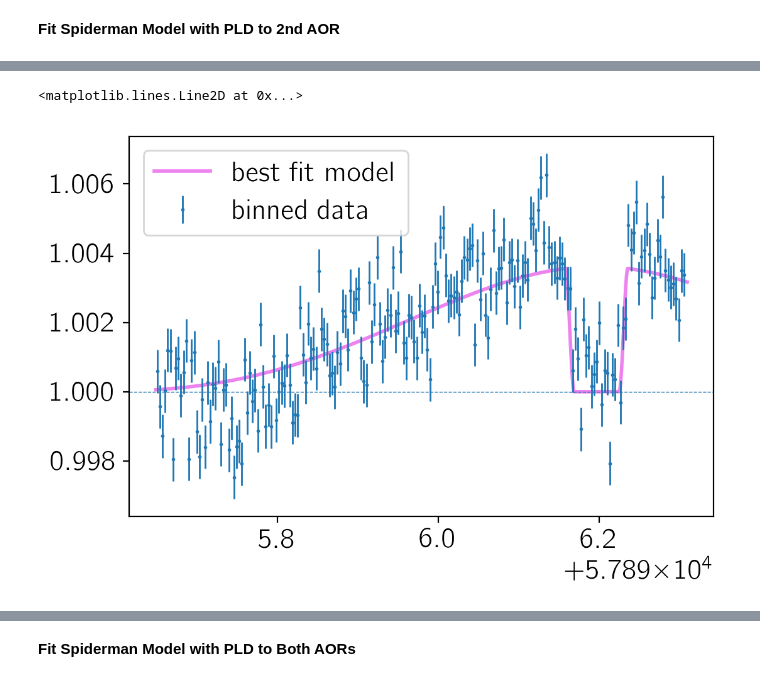
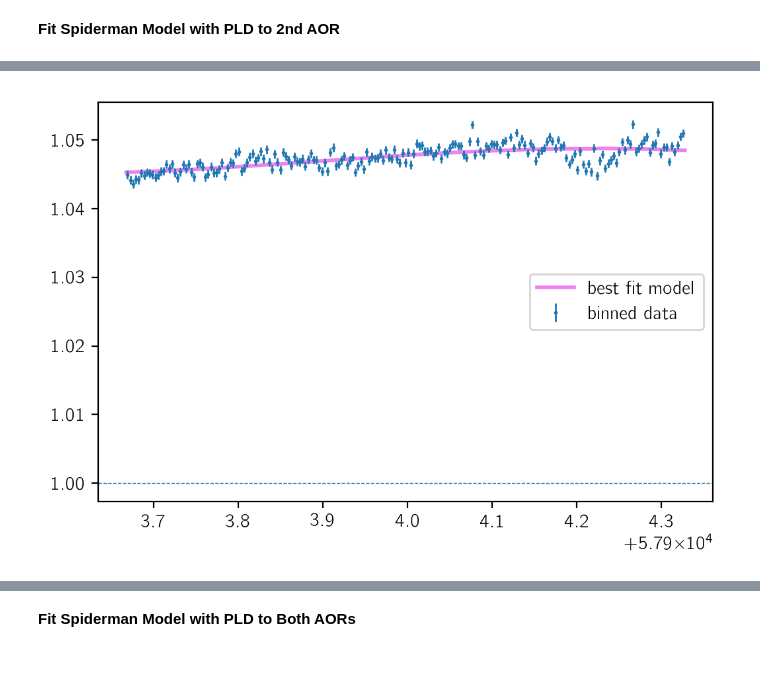
Before and after one commit to exowanderer/wanderer, a Jupyter notebook: Exoplanet TSO - Double AOR SPIDERMAN Phase Curve with PLD.ipynb, the cells around one changed output, grey strips where cells are left out. Drawn from its saved outputs; the diff is of its cells as text; code cells hidden in the pictures.

```diff
--- a/Exoplanet TSO - Double AOR SPIDERMAN Phase Curve with PLD.ipynb
+++ b/Exoplanet TSO - Double AOR SPIDERMAN Phase Curve with PLD.ipynb
@@ -848,5 +922,7 @@ med_eclipse_1 = median(phots_0[in_1st_eclipse == 1.0])
 # %%
 initialParams_1st_halfSpider_PhaseCurve = Parameters()
+
+gTdepth = 0.02705424519927091 # From previous iteration
 
 initialParams_1st_halfSpider_PhaseCurve.add_many(
     # Planetary Parameters
@@ -855,7 +931,7 @@ initialParams_1st_halfSpider_PhaseCurve.add_many(
     ('inc'    , kInc    , True , 0   , 90.0 ),
     ('aprs'   , kAprs   , True , 0.0 , 100.0 ),
     ('edepth' , kEdepth , False, 0.0 , 1.0 ),
-    ('tdepth' , kTdepth , True , 0.0 , 1.0 ),
+    ('tdepth' , gTdepth , True , 0.0 , 1.0 ),#kTdepth
     ('ecc'    , iEcc    , False, 0.0 , 1.0 ),
     ('omega'  , iOmega  , False, 0.0 , 360.),
     ('u1'     , k_u1    , True , 0.0 , 1.0),
@@ -887,9 +963,9 @@ initialParams_1st_halfSpider_PhaseCurve.add_many(
     ('pld9_q' , 0.0     , True  ),
 
     # Out of transit linear baselines
-    ('intcpt' , 1.0     , True),
-    ('slope'  , 0.0     , True),
-    ('crvtur' , 0.0     , False))
+    ('intcpt' , 1.0     , True ),
+    ('slope'  , 0.0     , True ),
+    ('crvtur' , 0.0     , True ))
 # %%
 spider_params_example                = sp.ModelParams(brightness_model='zhang')
 spider_params_example.n_layers       = 20
@@ -965,21 +1018,10 @@ fitResults_1st_halfSpider_PhaseCurve.best_values['tCenter'] - initialParams_1st_
 # %% [markdown]
 **Fit Spiderman Model with PLD to 2nd AOR**
-# %%
-aor_1, aor_0 = timeCubeStack.keys();
-
-times_0 = timeCubeStack[aor_0][inliersMaster[aor_0]]
-times_1 = timeCubeStack[aor_1][inliersMaster[aor_1]]
-
-times_c = np.c_[[times_0], [times_1]].flatten()
-
-phots_0 = photsStack[aor_0][inliersMaster[aor_0]]
-phots_1 = photsStack[aor_1][inliersMaster[aor_1]]
-
-phots_0_err = np.sqrt(phots_0)
-phots_1_err = np.sqrt(phots_1)
-
-PLDfeatures_0 = PLDFeatureStack[aor_0][inliersMaster[aor_0]]
-PLDfeatures_1 = PLDFeatureStack[aor_1][inliersMaster[aor_1]]
+# %%
+init_2nd_eclipse_model          = batman.TransitModel(init_eclipse_params, times_1, transittype="secondary")
+init_2nd_eclipse_lightcurve     = init_2nd_eclipse_model.light_curve(init_eclipse_params)
+in_2nd_eclipse = init_2nd_eclipse_lightcurve == 1
+med_eclipse_2 = median(phots_1[in_2nd_eclipse == 1.0])
 # %%
 fit1_res = fitResults_1st_halfSpider_PhaseCurve.best_values
 
@@ -1024,8 +1066,8 @@ initialParams_2nd_halfSpider_PhaseCurve.add_many(
     ('pld9_q' , 0.0     , True  ),
 
     # Out of transit linear baselines
-    ('intcpt' , fit1_res['intcpt'], False),
-    ('slope'  , fit1_res['slope'] , False),
+    ('intcpt' , fit1_res['intcpt'], True ),
+    ('slope'  , fit1_res['slope'] , True ),
     ('crvtur' , fit1_res['crvtur'], False))
 # %%
 spider_params_example                = sp.ModelParams(brightness_model='zhang')
@@ -1072,9 +1114,8 @@ Full phase curve fitting operation took 12.409294843673706 seconds
 # %%
-plot_model_over_reduced_lc_half_spider_PLDsq(times_1.values(), PLDfeatures_1, fitResults_2nd_halfSpider_PhaseCurve)
-plt.axhline(1.0, ls='--', lw=0.5)
+plot_model_over_reduced_lc_half_spider_PLDsq(times_1, PLDfeatures_1, fitResults_2nd_halfSpider_PhaseCurve)
+plt.axhline(1.0, ls='--', lw=0.5);
 # %% [output]
-<matplotlib.lines.Line2D at 0x...>
-[figure, old version]
+[figure, new version]
 # %%
 fitResults_2nd_halfSpider_PhaseCurve.best_values
 # %% [output]
```
Also changed, not shown: parts of 48 cells of this notebook, 1 other file.
